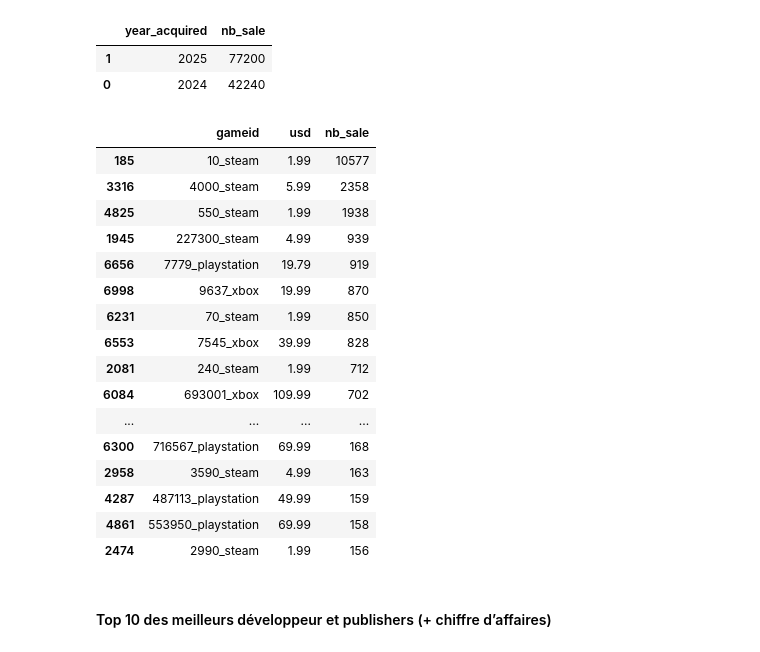
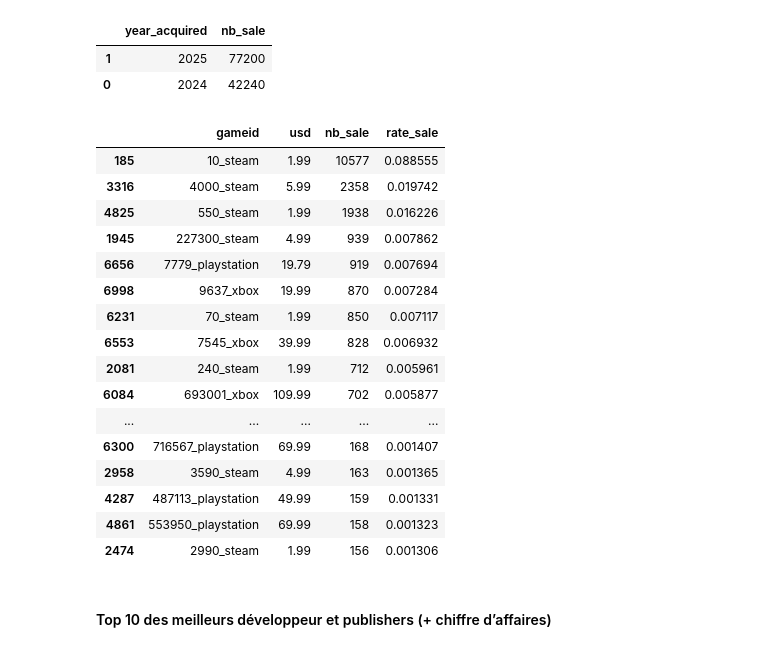
Before and after one commit to isanyams/projet-jeux-video, a Jupyter notebook: projet_jeux_videos_final.ipynb, the cells around one changed output. Drawn from its saved outputs; the diff is of its cells as text; code cells hidden in the pictures.

```diff
--- a/projet_jeux_videos_final.ipynb
+++ b/projet_jeux_videos_final.ipynb
@@ -605,5 +610,10 @@ purchased_games_price_join
 # %%
+#nombre total de ventes
+nb_total_vente = purchased_games_price_join.shape[0]
+
 #nombre de ventes par plateforme
 nb_sale_by_plateforme = purchased_games_price_join.groupby(['plateforme']).size().reset_index(name='nb_sale').sort_values(by='nb_sale', ascending=False)
+
+nb_sale_by_plateforme['rate_sale'] = nb_sale_by_plateforme['nb_sale'] / nb_total_vente
 nb_sale_by_plateforme
 # %% [output]
@@ -650,22 +772,26 @@ nb_sale_by_year.to_csv('out/nb_sale_by_year.csv')
 # %%
 #correlation entre le nombre de vente et le prix
 sales_and_prices = purchased_games_price_join.groupby(['gameid','usd']).size().reset_index(name='nb_sale').sort_values(by='nb_sale', ascending=False)
+
+sales_and_prices['rate_sale'] = sales_and_prices['nb_sale'] / nb_total_vente
+sales_and_prices.sort_values(by='rate_sale', ascending=False)
+
 sales_and_prices.head(50)
 # %% [output]
-|  | gameid | usd | nb_sale |
-| 185 | 10_steam | 1.99 | 10577 |
-| 3316 | 4000_steam | 5.99 | 2358 |
-| 4825 | 550_steam | 1.99 | 1938 |
-| 1945 | 227300_steam | 4.99 | 939 |
-| 6656 | 7779_playstation | 19.79 | 919 |
-| 6998 | 9637_xbox | 19.99 | 870 |
-| 6231 | 70_steam | 1.99 | 850 |
-| 6553 | 7545_xbox | 39.99 | 828 |
-| 2081 | 240_steam | 1.99 | 712 |
-| 6084 | 693001_xbox | 109.99 | 702 |
-| ... | ... | ... | ... |
-| 6300 | 716567_playstation | 69.99 | 168 |
-| 2958 | 3590_steam | 4.99 | 163 |
-| 4287 | 487113_playstation | 49.99 | 159 |
-| 4861 | 553950_playstation | 69.99 | 158 |
-| 2474 | 2990_steam | 1.99 | 156 |
+|  | gameid | usd | nb_sale | rate_sale |
+| 185 | 10_steam | 1.99 | 10577 | 0.088555 |
+| 3316 | 4000_steam | 5.99 | 2358 | 0.019742 |
+| 4825 | 550_steam | 1.99 | 1938 | 0.016226 |
+| 1945 | 227300_steam | 4.99 | 939 | 0.007862 |
+| 6656 | 7779_playstation | 19.79 | 919 | 0.007694 |
+| 6998 | 9637_xbox | 19.99 | 870 | 0.007284 |
+| 6231 | 70_steam | 1.99 | 850 | 0.007117 |
+| 6553 | 7545_xbox | 39.99 | 828 | 0.006932 |
+| 2081 | 240_steam | 1.99 | 712 | 0.005961 |
+| 6084 | 693001_xbox | 109.99 | 702 | 0.005877 |
+| ... | ... | ... | ... | ... |
+| 6300 | 716567_playstation | 69.99 | 168 | 0.001407 |
+| 2958 | 3590_steam | 4.99 | 163 | 0.001365 |
+| 4287 | 487113_playstation | 49.99 | 159 | 0.001331 |
+| 4861 | 553950_playstation | 69.99 | 158 | 0.001323 |
+| 2474 | 2990_steam | 1.99 | 156 | 0.001306 |
```
Also changed, not shown: parts of 62 cells of this notebook.
